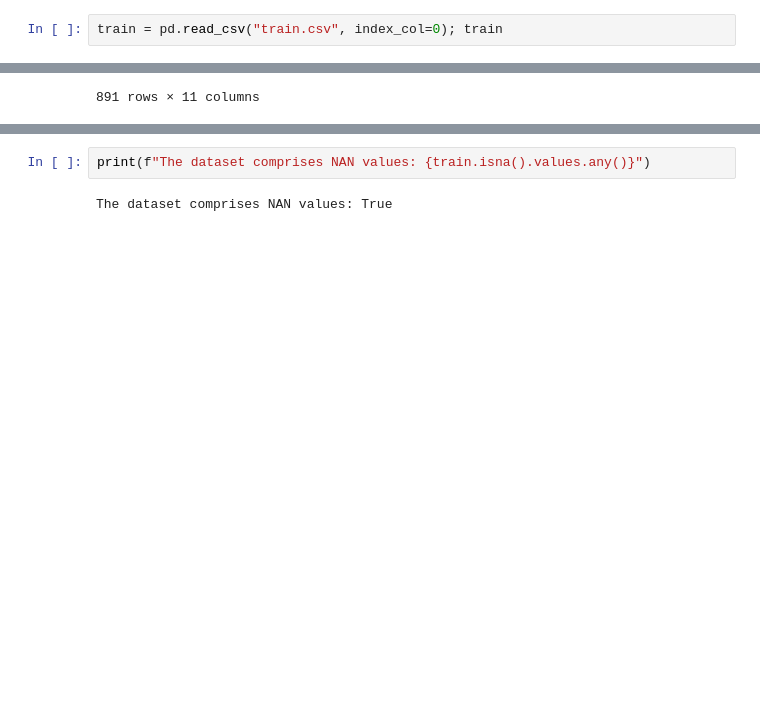
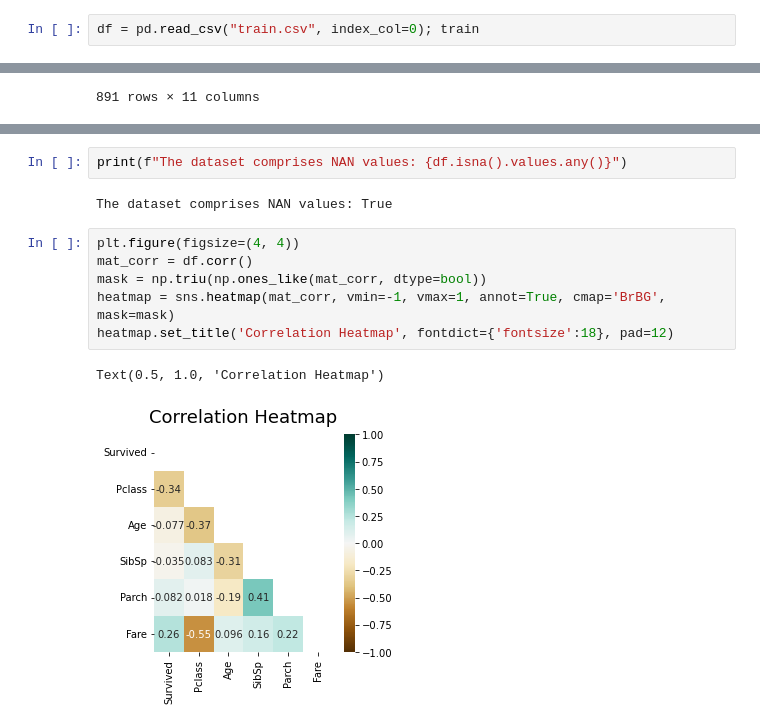
Before and after one commit to MatthiasPersonnaz/Kaggle_Projects, a Jupyter notebook: Titanic ML from disaster/titanic_disaster.ipynb, the cells around one changed output, grey strips where cells are left out. Cells and saved outputs as stored; diff of their text form; blank space fills up the shorter version.

```diff
--- a/Titanic ML from disaster/titanic_disaster.ipynb
+++ b/Titanic ML from disaster/titanic_disaster.ipynb
@@ -14,5 +16,5 @@ import ppscore as pps
 # %%
-train = pd.read_csv("train.csv", index_col=0); train
+df = pd.read_csv("train.csv", index_col=0); train
 # %% [output]
 |  | Survived | Pclass | Name | Sex | Age | SibSp | Parch | Ticket | Fare | Cabin | ... |
 | PassengerId |  |  |  |  |  |  |  |  |  |  | ... |
@@ -31,4 +63,13 @@ train = pd.read_csv("train.csv", index_col=0); train
 # %%
-print(f"The dataset comprises NAN values: {train.isna().values.any()}")
+print(f"The dataset comprises NAN values: {df.isna().values.any()}")
 # %% [output]
 The dataset comprises NAN values: True
+# %%
+plt.figure(figsize=(4, 4))
+mat_corr = df.corr()
+mask = np.triu(np.ones_like(mat_corr, dtype=bool))
+heatmap = sns.heatmap(mat_corr, vmin=-1, vmax=1, annot=True, cmap='BrBG', mask=mask)
+heatmap.set_title('Correlation Heatmap', fontdict={'fontsize':18}, pad=12)
+# %% [output]
+Text(0.5, 1.0, 'Correlation Heatmap')
+[figure, added]
```
Also changed, not shown: parts of 2 cells of this notebook, 16 other files.
